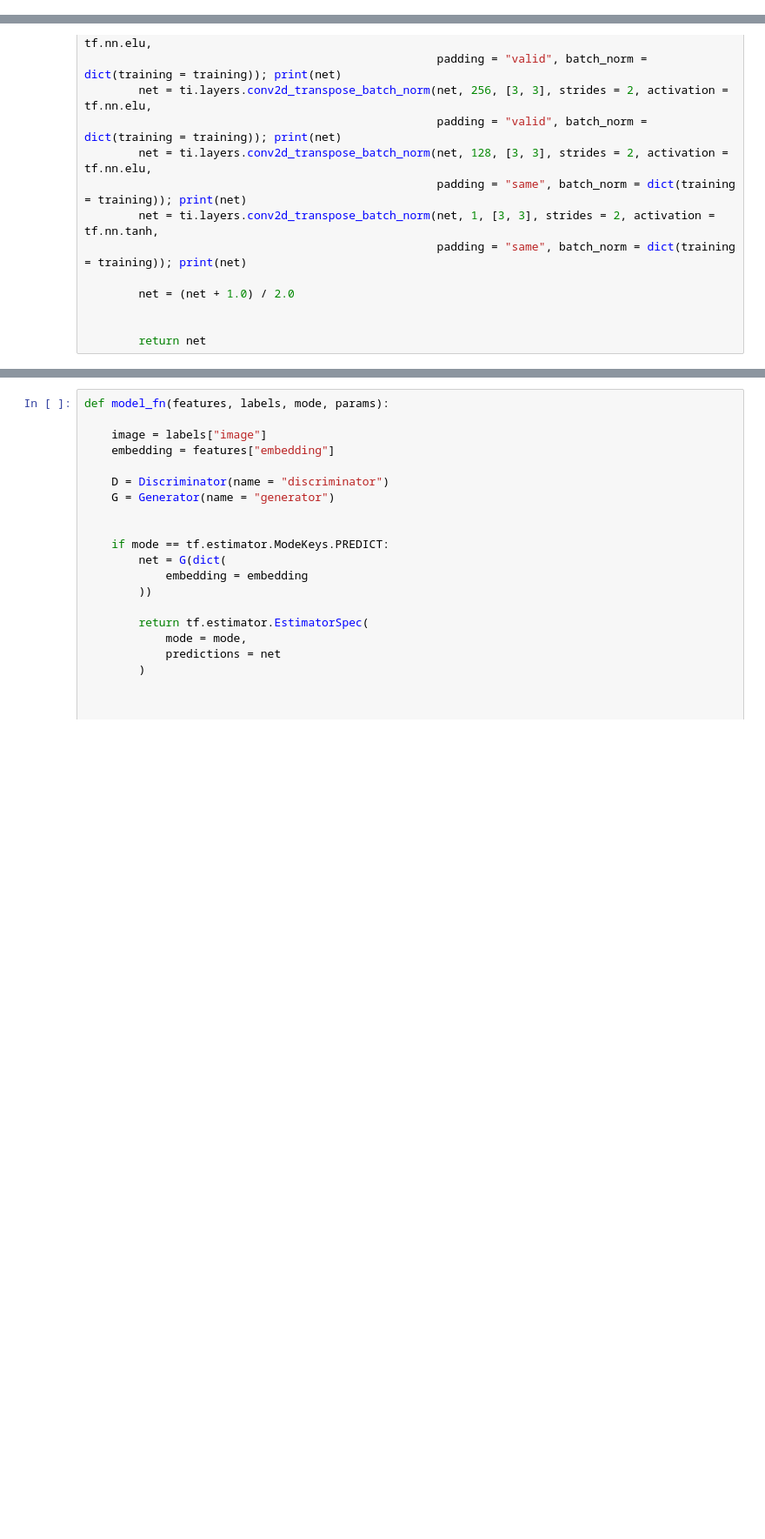
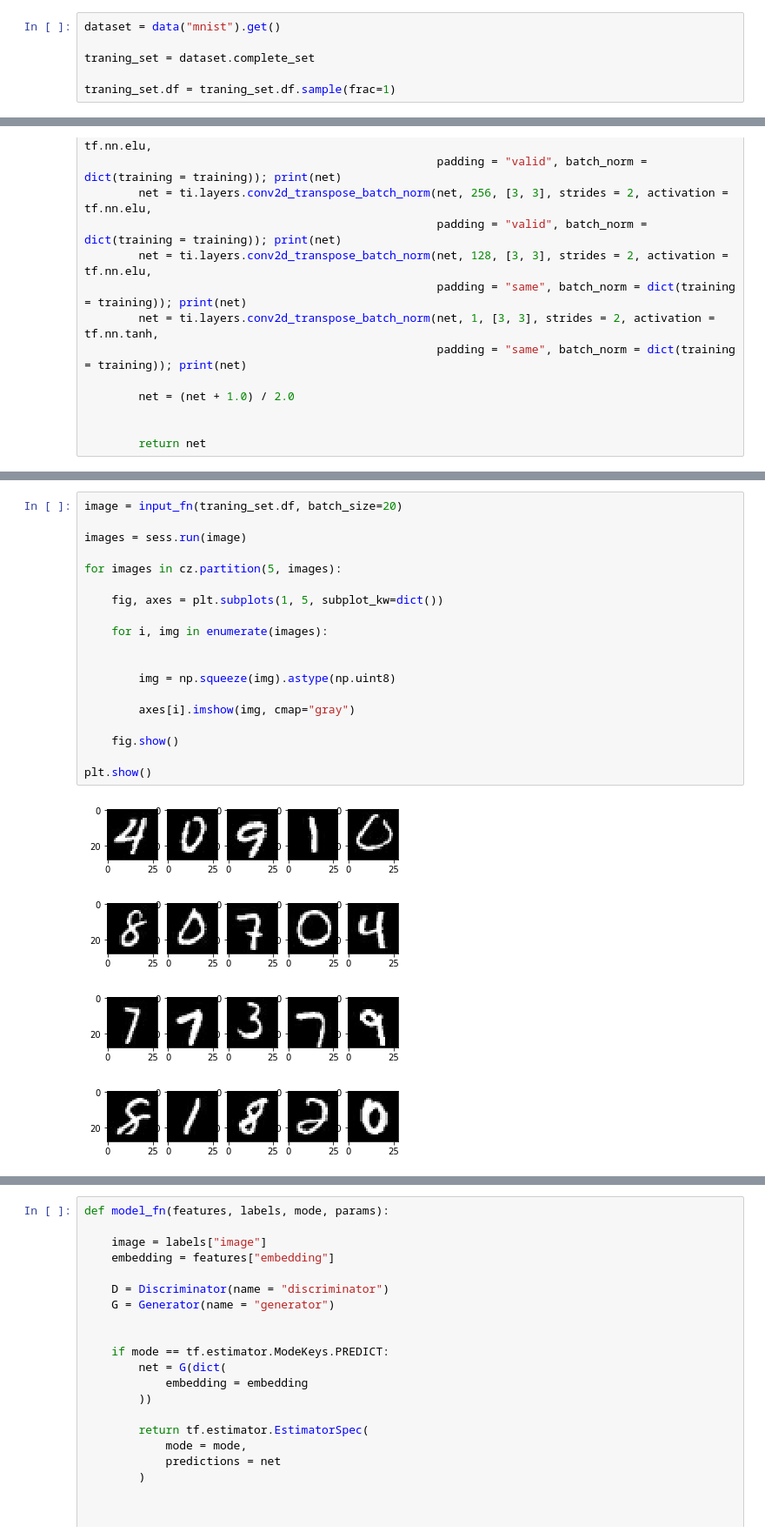
Before and after one commit to cgarciae/mnist-gan, a Jupyter notebook: MNIST-GAN.ipynb, the cells around one changed output, grey strips where cells are left out. Shown at 87% size. Drawn from its saved outputs; the diff is of its cells as text; blank space fills up the shorter version.

```diff
--- a/MNIST-GAN.ipynb
+++ b/MNIST-GAN.ipynb
@@ -12,3 +11,9 @@ traning_set = dataset.complete_set
+# %%
+dataset = data("mnist").get()
+
+traning_set = dataset.complete_set
+
+traning_set.df = traning_set.df.sample(frac=1)
 # %%
 class Discriminator(snt.AbstractModule):
 
@@ -89,0 +144,24 @@ Tensor("generator_19/conv2d/Tanh:0", shape=(?, 28, 28, 1), dtype=float32)
+# %%
+image = input_fn(traning_set.df, batch_size=20)
+
+images = sess.run(image)
+
+for images in cz.partition(5, images):
+
+    fig, axes = plt.subplots(1, 5, subplot_kw=dict())
+
+    for i, img in enumerate(images):
+
+
+        img = np.squeeze(img).astype(np.uint8)
+
+        axes[i].imshow(img, cmap="gray")
+
+    fig.show()
+
+plt.show()
+# %% [output]
+[figure, added]
+[figure, added]
+[figure, added]
+[figure, added]
```
Also changed, not shown: parts of 7 cells of this notebook.
